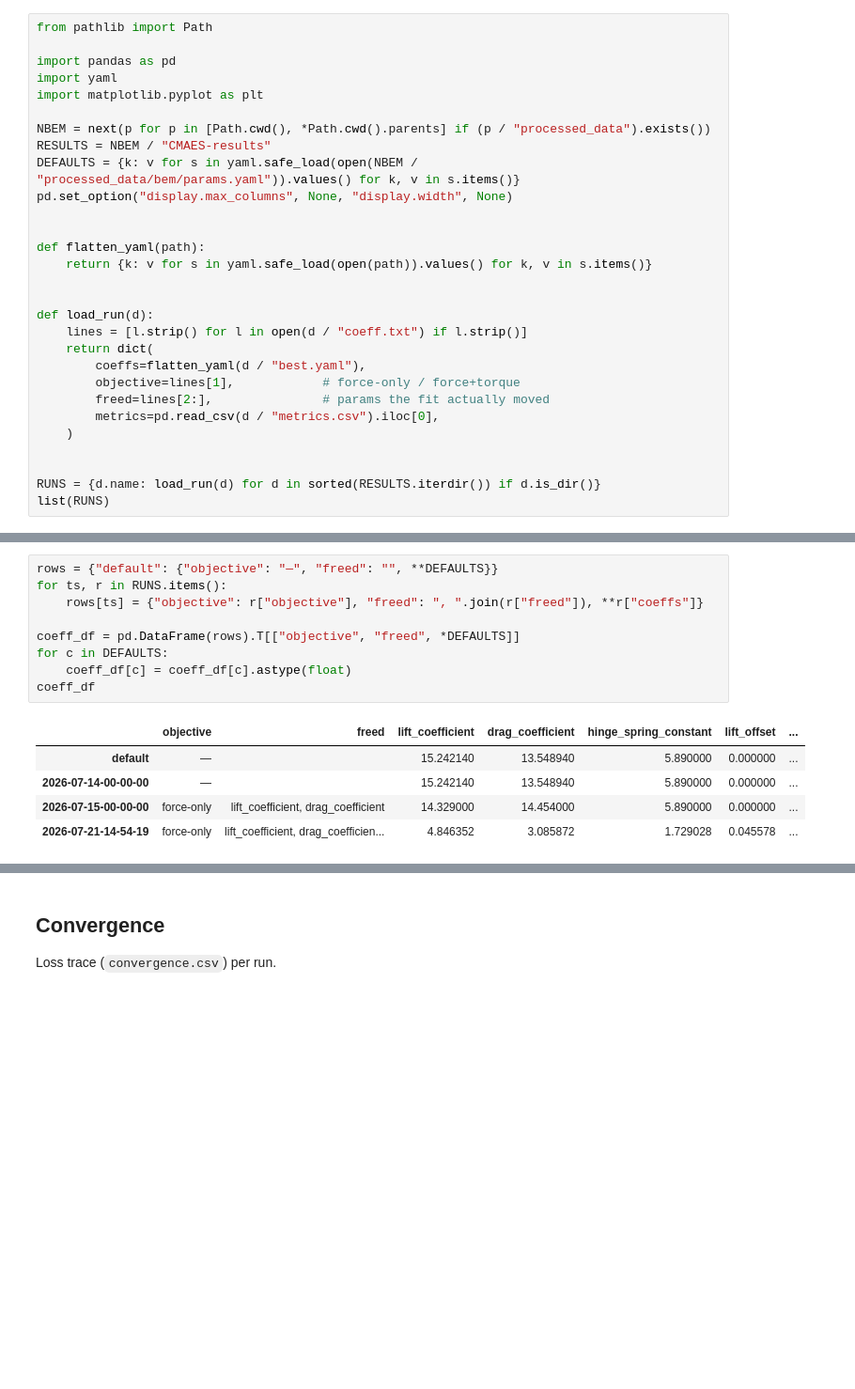
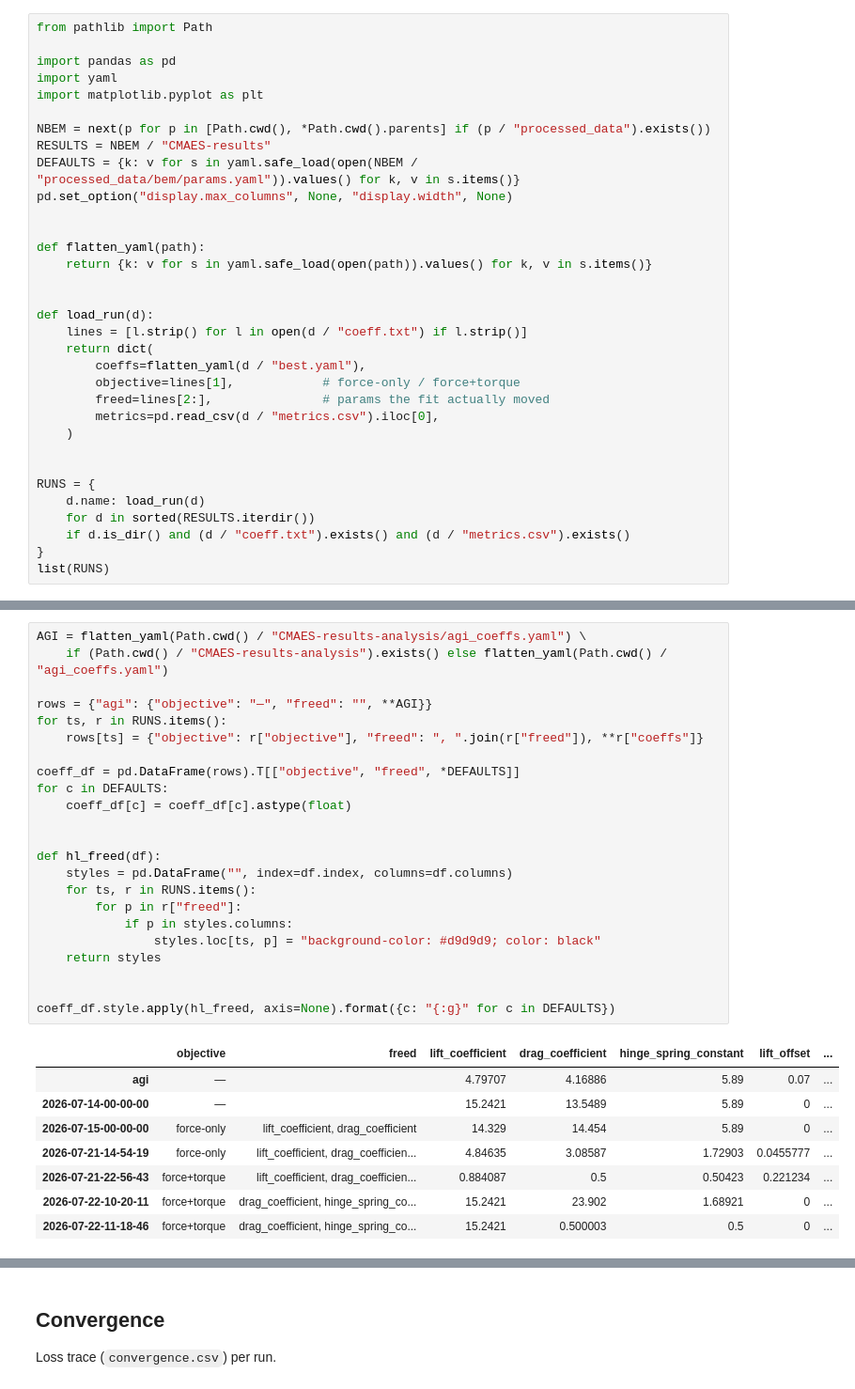
Before and after one commit to andyska09/mrs-BEM, a Jupyter notebook: NeuroBEM/CMAES-results-analysis/results_analysis.ipynb, the cells around one changed output, grey strips where cells are left out. Shown at 94% size. Cells and saved outputs as stored; diff of their text form; blank space fills up the shorter version.

```diff
--- a/NeuroBEM/CMAES-results-analysis/results_analysis.ipynb
+++ b/NeuroBEM/CMAES-results-analysis/results_analysis.ipynb
@@ -33,6 +27,10 @@ def load_run(d):
     )
 
 
-RUNS = {d.name: load_run(d) for d in sorted(RESULTS.iterdir()) if d.is_dir()}
+RUNS = {
+    d.name: load_run(d)
+    for d in sorted(RESULTS.iterdir())
+    if d.is_dir() and (d / "coeff.txt").exists() and (d / "metrics.csv").exists()
+}
 list(RUNS)
 # %% [output]
@@ -46,18 +51,35 @@ params the fit was allowed to move — everything else stays at `default`.
 # %%
-rows = {"default": {"objective": "—", "freed": "", **DEFAULTS}}
+AGI = flatten_yaml(Path.cwd() / "CMAES-results-analysis/agi_coeffs.yaml") \
+    if (Path.cwd() / "CMAES-results-analysis").exists() else flatten_yaml(Path.cwd() / "agi_coeffs.yaml")
+
+rows = {"agi": {"objective": "—", "freed": "", **AGI}}
 for ts, r in RUNS.items():
     rows[ts] = {"objective": r["objective"], "freed": ", ".join(r["freed"]), **r["coeffs"]}
 
 coeff_df = pd.DataFrame(rows).T[["objective", "freed", *DEFAULTS]]
 for c in DEFAULTS:
     coeff_df[c] = coeff_df[c].astype(float)
-coeff_df
+
+
+def hl_freed(df):
+    styles = pd.DataFrame("", index=df.index, columns=df.columns)
+    for ts, r in RUNS.items():
+        for p in r["freed"]:
+            if p in styles.columns:
+                styles.loc[ts, p] = "background-color: #d9d9d9; color: black"
+    return styles
+
+
+coeff_df.style.apply(hl_freed, axis=None).format({c: "{:g}" for c in DEFAULTS})
 # %% [output]
 |  | objective | freed | lift_coefficient | drag_coefficient | hinge_spring_constant | lift_offset | ... |
-| default | — |  | 15.242140 | 13.548940 | 5.890000 | 0.000000 | ... |
-| 2026-07-14-00-00-00 | — |  | 15.242140 | 13.548940 | 5.890000 | 0.000000 | ... |
-| 2026-07-15-00-00-00 | force-only | lift_coefficient, drag_coefficient | 14.329000 | 14.454000 | 5.890000 | 0.000000 | ... |
-| 2026-07-21-14-54-19 | force-only | lift_coefficient, drag_coefficien... | 4.846352 | 3.085872 | 1.729028 | 0.045578 | ... |
+| agi | — |  | 4.79707 | 4.16886 | 5.89 | 0.07 | ... |
+| 2026-07-14-00-00-00 | — |  | 15.2421 | 13.5489 | 5.89 | 0 | ... |
+| 2026-07-15-00-00-00 | force-only | lift_coefficient, drag_coefficient | 14.329 | 14.454 | 5.89 | 0 | ... |
+| 2026-07-21-14-54-19 | force-only | lift_coefficient, drag_coefficien... | 4.84635 | 3.08587 | 1.72903 | 0.0455777 | ... |
+| 2026-07-21-22-56-43 | force+torque | lift_coefficient, drag_coefficien... | 0.884087 | 0.5 | 0.50423 | 0.221234 | ... |
+| 2026-07-22-10-20-11 | force+torque | drag_coefficient, hinge_spring_co... | 15.2421 | 23.902 | 1.68921 | 0 | ... |
+| 2026-07-22-11-18-46 | force+torque | drag_coefficient, hinge_spring_co... | 15.2421 | 0.500003 | 0.5 | 0 | ... |
 # %% [markdown]
 ## Fit metrics
 
```
Also changed, not shown: parts of 6 cells of this notebook, 1 other file.
